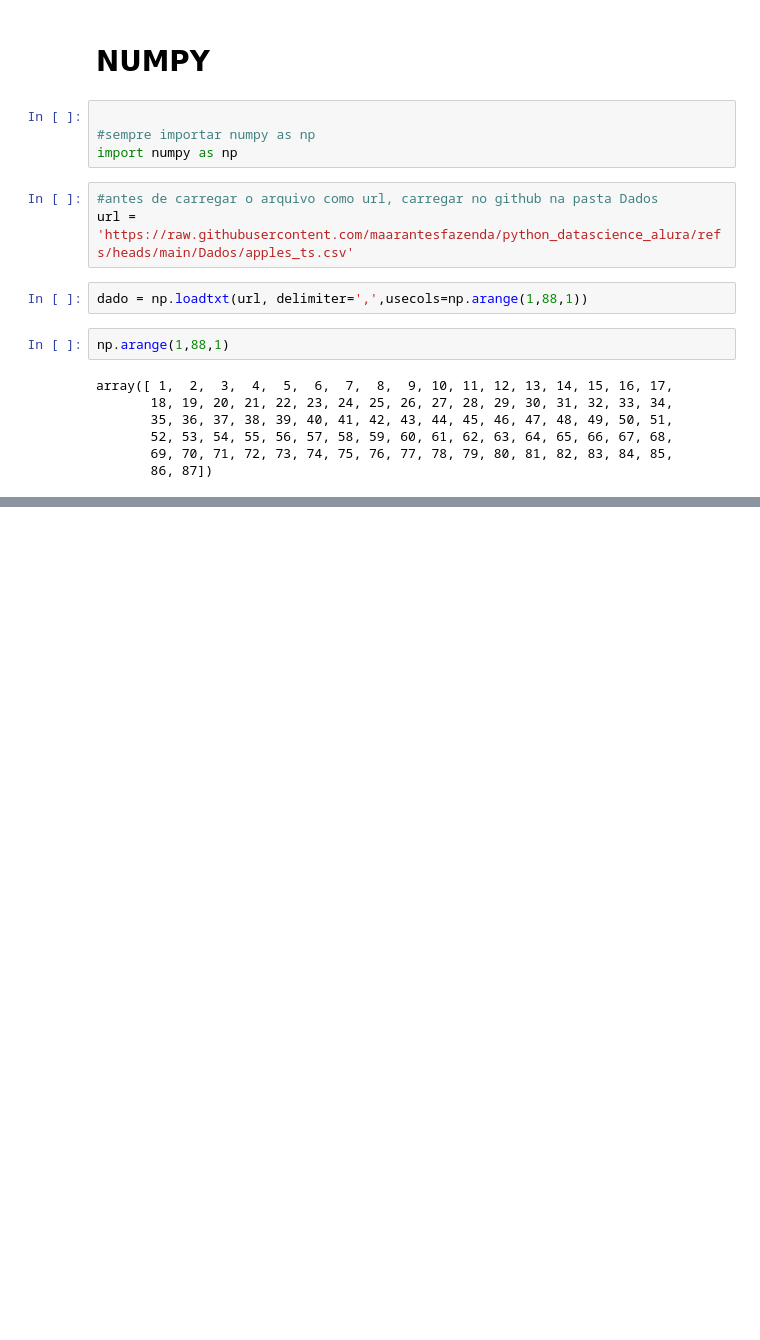
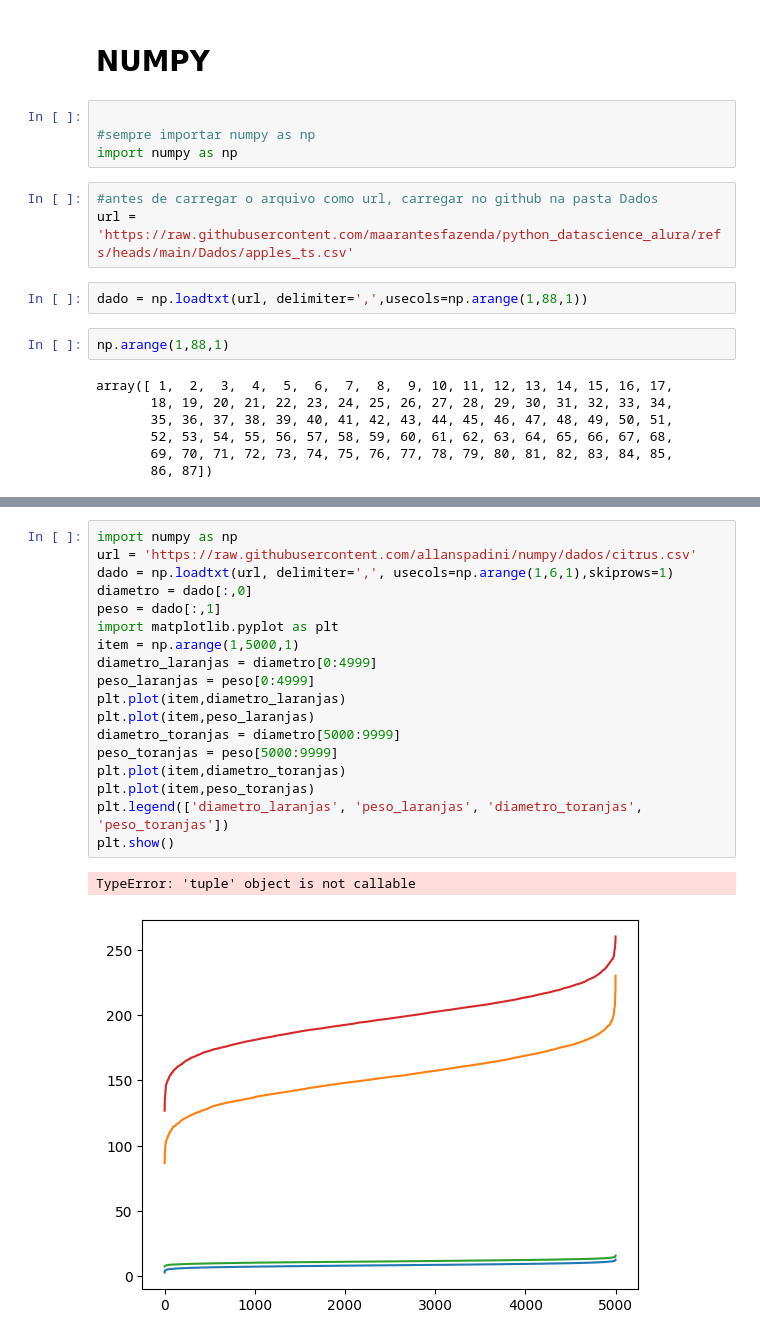
Before and after one commit to maarantesfazenda/python_datascience_alura, a Jupyter notebook: Notebooks/Aula_Alura.ipynb, the cells around one changed output, grey strips where cells are left out. Saved outputs shown, nothing was run; the diff lists cells and outputs as text; blank space fills up the shorter version.

```diff
--- a/Notebooks/Aula_Alura.ipynb
+++ b/Notebooks/Aula_Alura.ipynb
@@ -1298,0 +1389,21 @@ array([ 1,  2,  3,  4,  5,  6,  7,  8,  9, 10, 11, 12, 13, 14, 15, 16, 17,
+# %%
+import numpy as np
+url = 'https://raw.githubusercontent.com/allanspadini/numpy/dados/citrus.csv'
+dado = np.loadtxt(url, delimiter=',', usecols=np.arange(1,6,1),skiprows=1)
+diametro = dado[:,0]
+peso = dado[:,1]
+import matplotlib.pyplot as plt
+item = np.arange(1,5000,1)
+diametro_laranjas = diametro[0:4999]
+peso_laranjas = peso[0:4999]
+plt.plot(item,diametro_laranjas)
+plt.plot(item,peso_laranjas)
+diametro_toranjas = diametro[5000:9999]
+peso_toranjas = peso[5000:9999]
+plt.plot(item,diametro_toranjas)
+plt.plot(item,peso_toranjas)
+plt.legend(['diametro_laranjas', 'peso_laranjas', 'diametro_toranjas', 'peso_toranjas'])
+plt.show()
+# %% [output]
+TypeError: 'tuple' object is not callable
+[figure, added]
```
Also changed, not shown: parts of 21 cells of this notebook.
